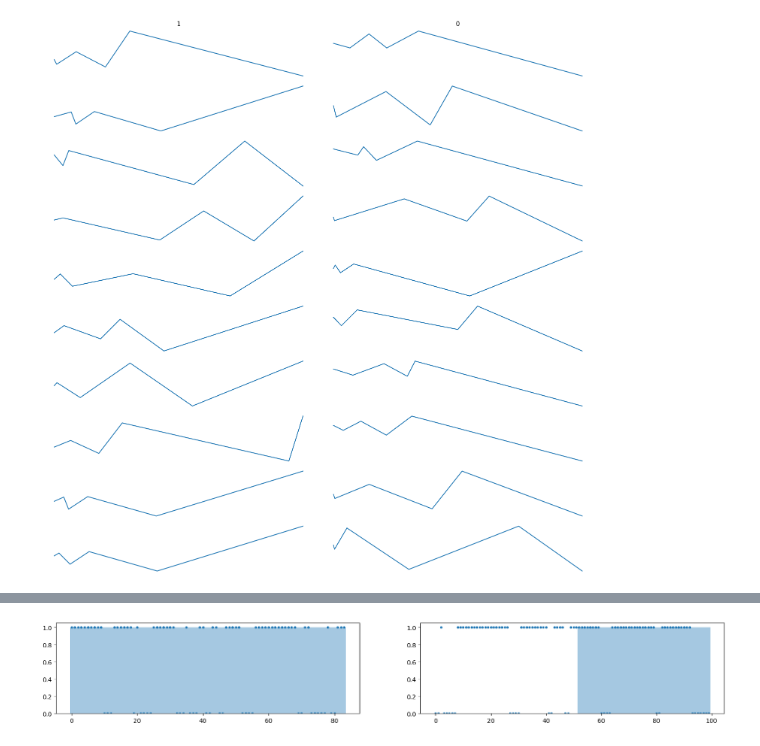
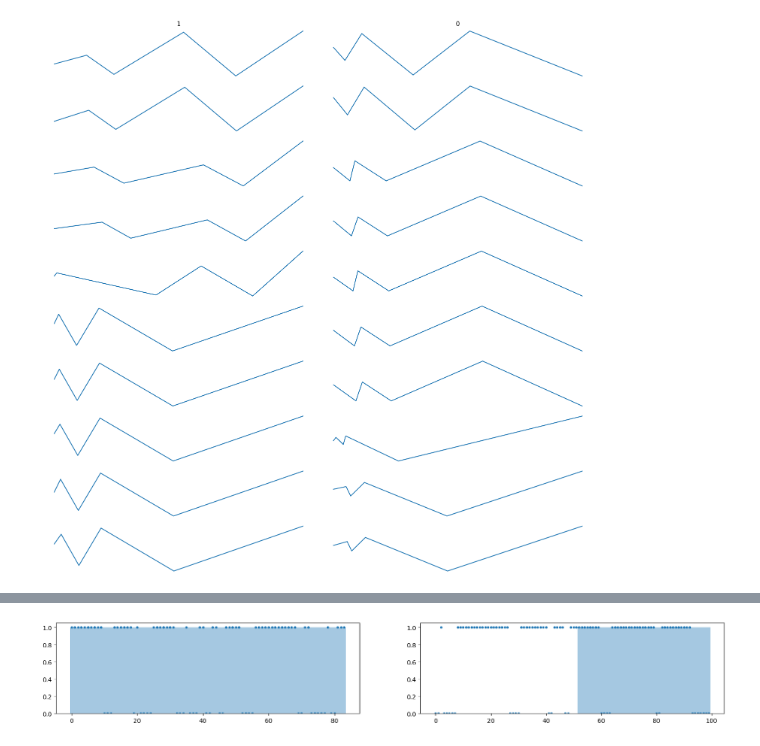
Before and after one commit to binrey/MLTR, a Jupyter notebook: train.ipynb, the cells around one changed output, grey strips where cells are left out. Saved outputs shown, nothing was run; the diff lists cells and outputs as text; code cells hidden in the pictures.

```diff
--- a/train.ipynb
+++ b/train.ipynb
@@ -34,18 +34,24 @@ cfg = PyConfig().test()
 fsize=32
 
 def load(folder):
-    X, y, peaks = [], [], []
+    X, y, peaks, groups = [], [], [], {}
     hist_pd, hist = DataParser(cfg).load()
     mw = MovingWindow(hist, fsize)
-    for fname in sorted(Path(folder).rglob("*.xlsx")):
+    for i, fname in enumerate(sorted(Path(folder).rglob("*.xlsx"))):
         df = pd.read_excel(fname)
+        # print(fname)
         dates = [str(d.date()) for d in hist_pd.Date]
         f, _ = mw(dates.index(df.iloc[0].Date))
         dir = 1# if "max" in str(fname) else -1
-        x = build_features(f, dir , None, None, None, None)
-        X.append([x])
+        # x = build_features(f, dir , None, None, None, None)
+        # X.append([x])
         lab_id = [1, 0] if "true" in str(fname) else [0, 1]
         y.append(lab_id)
+        group_name = fname.parent.name
+        if group_name in groups.keys():
+            groups[group_name].append(i)
+        else:
+            groups[group_name] = [i]
 
         df.Date = pd.to_datetime(df.Date)
         dt = np.array([(df.iloc[0].Date - df.iloc[i].Date).days for i in range(0, df.shape[0])])
@@ -53,7 +59,8 @@ def load(folder):
         dy += [df.iloc[i].High if df.iloc[i].Analyze == "real_peak_max" else df.iloc[i].Low for i in range(1, df.shape[0])]
         dy = (np.array(dy) - df.iloc[0].Close)/df.iloc[0].Close*100
         peaks.append([dt, dy])
-    return X, np.array(y), peaks
+    return X, np.array(y), peaks, groups
 # %%
-X, y, peaks = load("data/handmade_valid/")
-X, y = np.array(X, dtype=np.float32), np.array(y, dtype=np.float32)
+X, y, peaks, groups = load("data/handmade/")
+X = np.array(peaks.copy()).reshape((-1, 12))
+X.shape
@@ -100,0 +69,18 @@ print(X_train_aug.shape, X_test.shape)
+# %%
+groups_list = list(groups.keys())
+np.random.shuffle(groups_list)
+test_size = int(0.25*len(groups_list))
+test_groups = groups_list[:test_size]
+train_groups = groups_list[test_size:]
+
+test_ids = []
+for k in test_groups:
+    test_ids += groups[k]
+train_ids = []
+for k in train_groups:
+    train_ids += groups[k]
+
+X_train, X_test, y_train, y_test = X[train_ids], X[test_ids], y[train_ids], y[test_ids]
+true_train_ids = np.arange(y_train.shape[0])[y_train[:, 0] == 1]
+false_train_ids = np.arange(y_train.shape[0])[y_train[:, 0] == 0]
+print(X_train.shape, X_test.shape)
@@ -108,20 +117,20 @@ Text(0.5, 1.0, '[1 0]')
 # %%
 plt.subplots(figsize=(15, 15))
 lab, nrow = 0, 0
 for i in range(20):
     plt.subplot(10, 2, i+1)
     lab = 1 if lab == 0 else 0
-    sample_id = true_ids[nrow] if lab == 1 else false_ids[nrow]
-    plt.plot(X[sample_id][:6], X[sample_id][6:])
+    sample_id = true_train_ids[nrow] if lab == 1 else false_train_ids[nrow]
+    plt.plot(X_train[sample_id][:6], X_train[sample_id][6:])
     plt.axis("off")
     if i < 2:
         plt.title(lab)
     plt.tight_layout()
     if i%2 == 0:
         nrow += 1
     # print(i, nrow, lab)
 # %% [output]
-[figure, old version]
+[figure, new version]
 # %%
 from sklearn.ensemble import RandomForestClassifier
 
```
Also changed, not shown: parts of 11 cells of this notebook, 1 other file.
